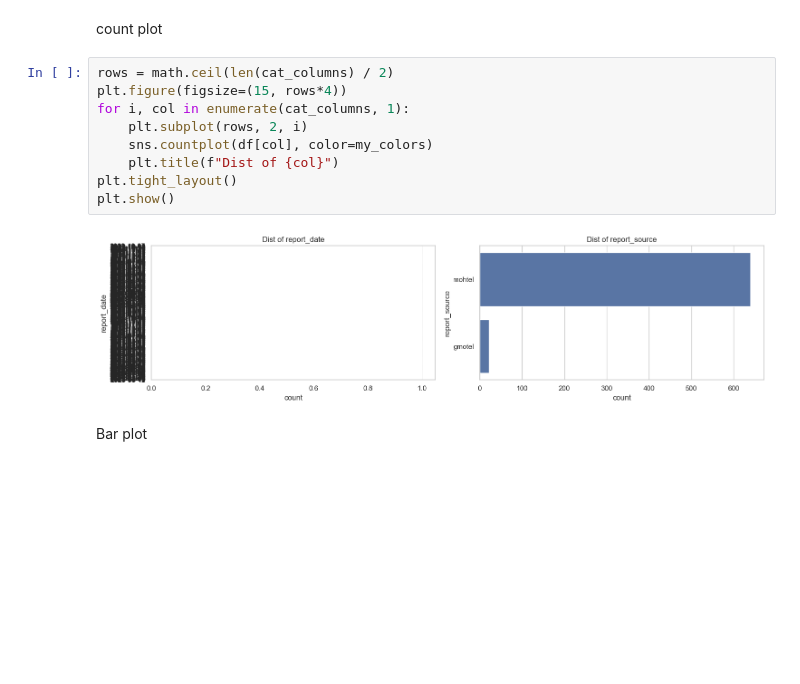
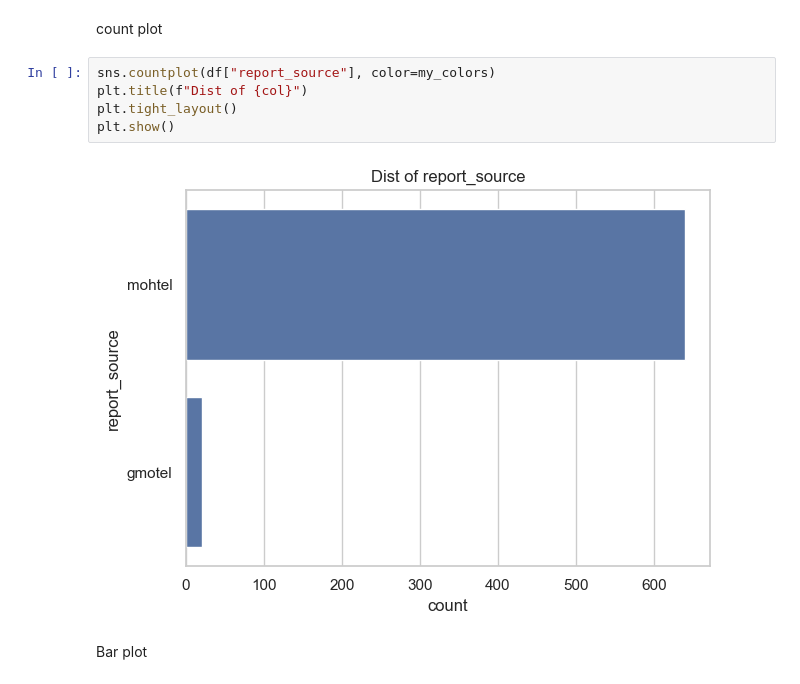
Before and after one commit to Ashrafamr11/Gaza-Casualties-EDA, a Jupyter notebook: EDA_project.ipynb, the cells around one changed output. Saved outputs shown, nothing was run; the diff lists cells and outputs as text; blank space fills up the shorter version.

Commit message:
Added new visuals and observations

```diff
--- a/EDA_project.ipynb
+++ b/EDA_project.ipynb
@@ -335,16 +335,12 @@ plt.show()
 # %% [markdown]
 count plot
 # %%
-rows = math.ceil(len(cat_columns) / 2)
-plt.figure(figsize=(15, rows*4))
-for i, col in enumerate(cat_columns, 1):
-    plt.subplot(rows, 2, i)
-    sns.countplot(df[col], color=my_colors)
-    plt.title(f"Dist of {col}")
+sns.countplot(df["report_source"], color=my_colors)
+plt.title(f"Dist of {col}")
 plt.tight_layout()
 plt.show()
 # %% [output]
-[figure, old version]
+[figure, new version]
 # %% [markdown]
 Bar plot
 # %%
```
Also changed, not shown: parts of 14 cells of this notebook, 9 other files.
